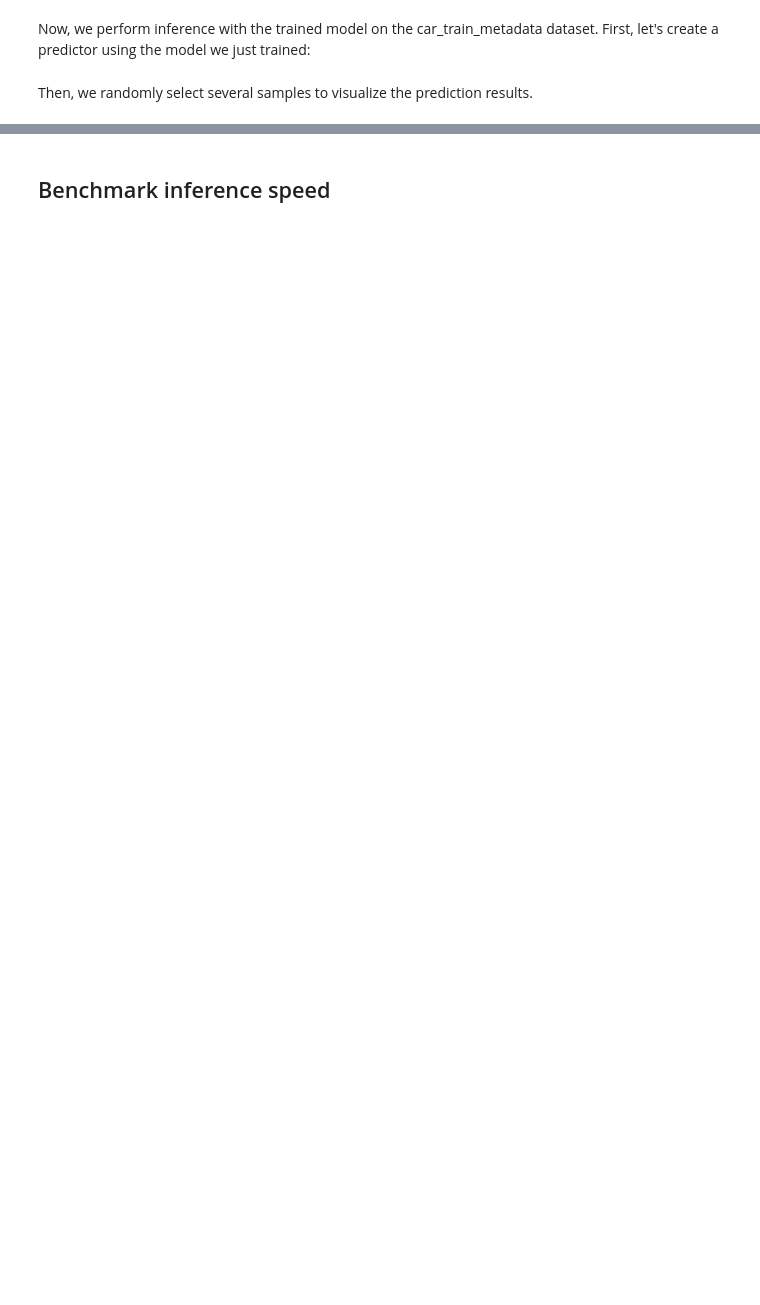
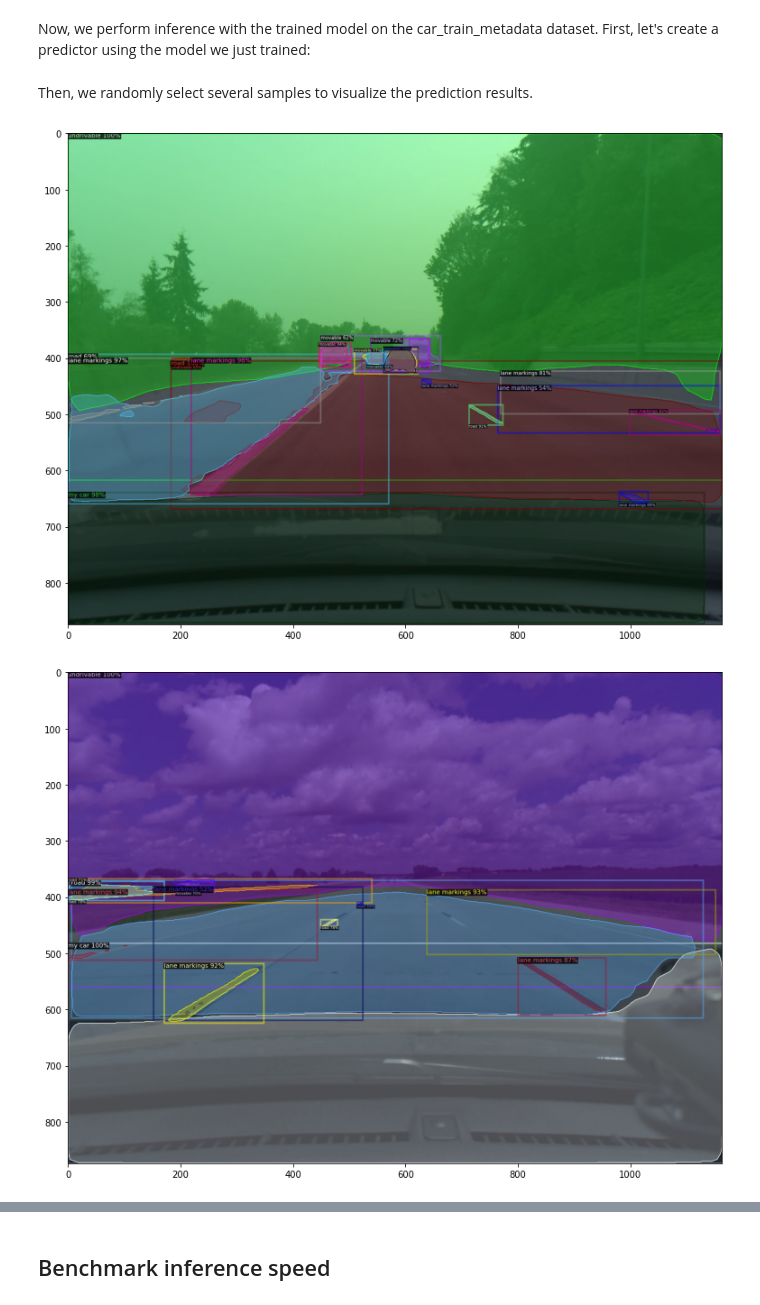
Before and after one commit to Mrgove10/AI-SandBox, a Jupyter notebook: comma_Detectron2_custom_coco_data_segmentation.ipynb, the cells around one changed output, grey strips where cells are left out. Cells and saved outputs as stored; diff of their text form; code cells hidden in the pictures; blank space fills up the shorter version.

```diff
--- a/comma_Detectron2_custom_coco_data_segmentation.ipynb
+++ b/comma_Detectron2_custom_coco_data_segmentation.ipynb
@@ -144,15 +138,15 @@ cfg = get_cfg()
 cfg.merge_from_file("detectron2_repo/configs/COCO-InstanceSegmentation/mask_rcnn_R_50_FPN_3x.yaml")
 cfg.DATASETS.TRAIN = ("cars_train",)
 #https://medium.com/@apofeniaco/training-on-detectron2-with-a-validation-set-and-plot-loss-on-it-to-avoid-overfitting-6449418fbf4e
-cfg.DATASETS.TEST = () #"cars_val"   # no metrics implemented for this dataset
+cfg.DATASETS.TEST = ("") #"cars_val"   # no metrics implemented for this dataset
 #cfg.TEST.EVAL_PERIOD = 100
 cfg.DATALOADER.NUM_WORKERS = 2
 cfg.MODEL.WEIGHTS = "detectron2://COCO-InstanceSegmentation/mask_rcnn_R_50_FPN_3x/137849600/model_final_f10217.pkl"  # initialize from model zoo
 cfg.SOLVER.IMS_PER_BATCH = 2
 cfg.SOLVER.BASE_LR = 0.02 #default : 0.02
-cfg.SOLVER.MAX_ITER = 500    #default : 1000
+cfg.SOLVER.MAX_ITER = 250    #default : 1000
 cfg.MODEL.ROI_HEADS.BATCH_SIZE_PER_IMAGE = 256   # default 128 faster, and good enough for this toy dataset
-cfg.MODEL.ROI_HEADS.NUM_CLASSES = 8
+#cfg.MODEL.ROI_HEADS.NUM_CLASSES = 8
 
 os.makedirs(cfg.OUTPUT_DIR, exist_ok=True)
 trainer = DefaultTrainer(cfg)
@@ -214,21 +199,24 @@ Now, we perform inference with the trained model on the car_train_metadata datas
 # %%
 cfg.MODEL.WEIGHTS = os.path.join(cfg.OUTPUT_DIR, "model_final.pth")
 cfg.MODEL.ROI_HEADS.SCORE_THRESH_TEST = 0.5   # set the testing threshold for this model
-cfg.DATASETS.TEST = ("cars", )
+cfg.DATASETS.TEST = ("cars_val", )
 predictor = DefaultPredictor(cfg)
 # %% [markdown]
 Then, we randomly select several samples to visualize the prediction results.
 # %%
 from detectron2.utils.visualizer import ColorMode
 
-for d in random.sample(dataset_dicts, 15):
+for d in random.sample(dataset_dicts, 5):
         im = cv2.imread(d["file_name"])
         outputs = predictor(im)
         v = Visualizer(im[:, :, ::-1],
                        metadata=car_train_metadata,
                        scale=1,
                        instance_mode=ColorMode.IMAGE_BW   # remove the colors of unsegmented pixels
         )
         v = v.draw_instance_predictions(outputs["instances"].to("cpu"))
         plt.figure(figsize = (13,13))
         plt.imshow(v.get_image())
+# %% [output]
+[figure, added]
+[figure, added]
```
Also changed, not shown: parts of 11 cells of this notebook, 1 other file.
